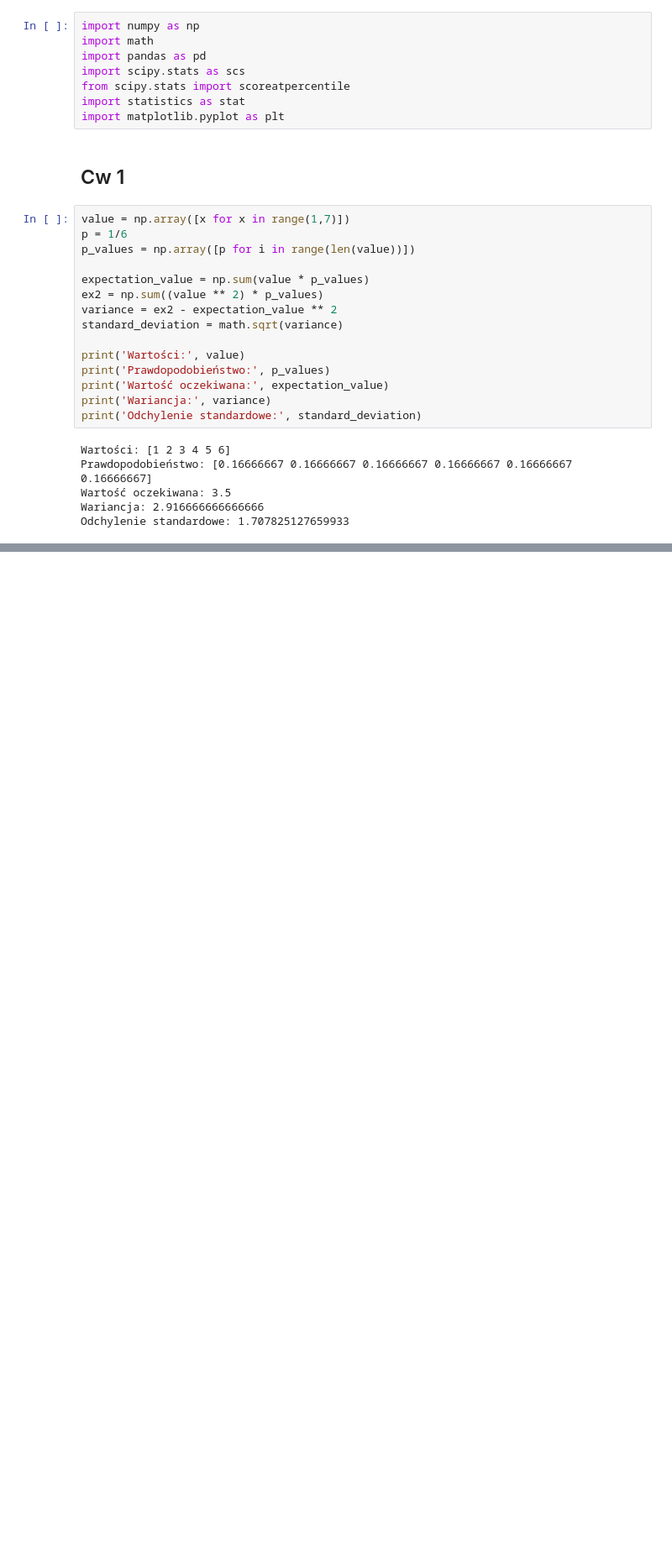
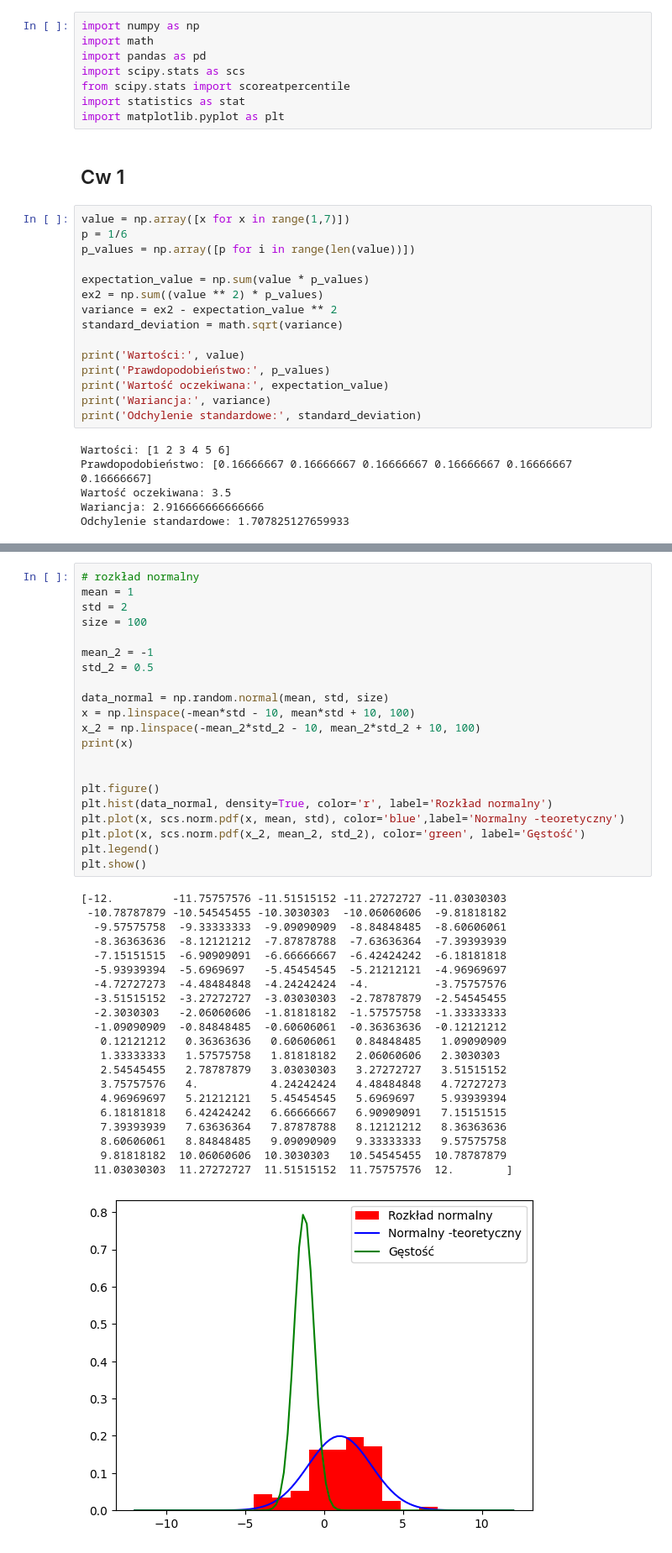
Before and after one commit to SCRE4MIE/SiAwP_BiZD, a Jupyter notebook: statystyka_cw_2.ipynb, the cells around one changed output, grey strips where cells are left out. Shown at 84% size. Saved outputs shown, nothing was run; the diff lists cells and outputs as text; blank space fills up the shorter version.

```diff
--- a/statystyka_cw_2.ipynb
+++ b/statystyka_cw_2.ipynb
@@ -37,0 +167,43 @@ Odchylenie standardowe: 1.707825127659933
+# %%
+# rozkład normalny
+mean = 1
+std = 2
+size = 100
+
+mean_2 = -1
+std_2 = 0.5
+
+data_normal = np.random.normal(mean, std, size)
+x = np.linspace(-mean*std - 10, mean*std + 10, 100)
+x_2 = np.linspace(-mean_2*std_2 - 10, mean_2*std_2 + 10, 100)
+print(x)
+
+
+plt.figure()
+plt.hist(data_normal, density=True, color='r', label='Rozkład normalny')
+plt.plot(x, scs.norm.pdf(x, mean, std), color='blue',label='Normalny -teoretyczny')
+plt.plot(x, scs.norm.pdf(x_2, mean_2, std_2), color='green', label='Gęstość')
+plt.legend()
+plt.show()
+# %% [output]
+[-12.         -11.75757576 -11.51515152 -11.27272727 -11.03030303
+ -10.78787879 -10.54545455 -10.3030303  -10.06060606  -9.81818182
+  -9.57575758  -9.33333333  -9.09090909  -8.84848485  -8.60606061
+  -8.36363636  -8.12121212  -7.87878788  -7.63636364  -7.39393939
+  -7.15151515  -6.90909091  -6.66666667  -6.42424242  -6.18181818
+  -5.93939394  -5.6969697   -5.45454545  -5.21212121  -4.96969697
+  -4.72727273  -4.48484848  -4.24242424  -4.          -3.75757576
+  -3.51515152  -3.27272727  -3.03030303  -2.78787879  -2.54545455
+  -2.3030303   -2.06060606  -1.81818182  -1.57575758  -1.33333333
+  -1.09090909  -0.84848485  -0.60606061  -0.36363636  -0.12121212
+   0.12121212   0.36363636   0.60606061   0.84848485   1.09090909
+   1.33333333   1.57575758   1.81818182   2.06060606   2.3030303
+   2.54545455   2.78787879   3.03030303   3.27272727   3.51515152
+   3.75757576   4.           4.24242424   4.48484848   4.72727273
+   4.96969697   5.21212121   5.45454545   5.6969697    5.93939394
+   6.18181818   6.42424242   6.66666667   6.90909091   7.15151515
+   7.39393939   7.63636364   7.87878788   8.12121212   8.36363636
+   8.60606061   8.84848485   9.09090909   9.33333333   9.57575758
+   9.81818182  10.06060606  10.3030303   10.54545455  10.78787879
+  11.03030303  11.27272727  11.51515152  11.75757576  12.        ]
+[figure, added]
```
Also changed, not shown: parts of 16 cells of this notebook.
